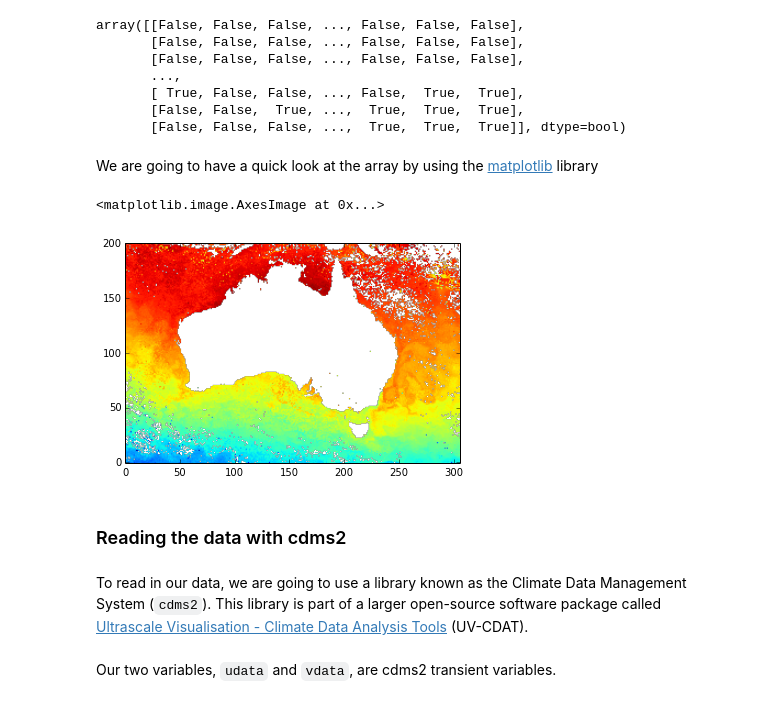
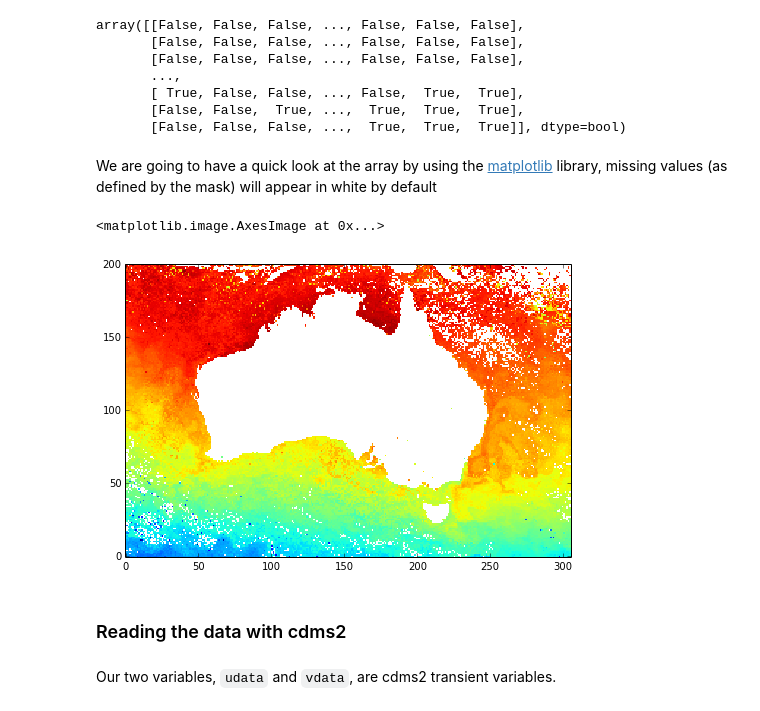
Before and after one commit to DamienIrving/teaching, a Jupyter notebook: swc-python/novice/data.ipynb, the cells around one changed output. Saved outputs shown, nothing was run; the diff lists cells and outputs as text; code cells hidden in the pictures.

Commit message:
added a plot of the GHRSST data accessed through the network

```diff
--- a/swc-python/novice/data.ipynb
+++ b/swc-python/novice/data.ipynb
@@ -218,19 +218,18 @@ lat =srs_L3P_DATA.variables['lat'][::step]
 lon = srs_L3P_DATA.variables['lon'][::step]
 # %% [markdown]
-We are going to have a quick look at the array by using the [matplotlib](http://matplotlib.org/) library
+We are going to have a quick look at the array by using the [matplotlib](http://matplotlib.org/) library, missing values (as defined by the mask) will appear in white by default
 # %%
 import matplotlib.pyplot as plt
 # %%
 %matplotlib inline
-# %%
-plt.imshow(sst, origin='lower')
-# %% [output]
-<matplotlib.image.AxesImage at 0x...>
-[figure, removed]
+# %%
+f, ax = plt.subplots(figsize=(8,8))
+ax.imshow(sst, origin='lower', interpolation='nearest')
+# %% [output]
+<matplotlib.image.AxesImage at 0x...>
+[figure, added]
 # %% [markdown]
 ### Reading the data with cdms2
-# %% [markdown]
-To read in our data, we are going to use a library known as the Climate Data Management System (`cdms2`). This library is part of a larger open-source software package called [Ultrascale Visualisation - Climate Data Analysis Tools](http://uvcdat.llnl.gov/) (UV-CDAT).
 # %%
 import cdms2
 
```
Also changed, not shown: parts of 2 cells of this notebook.
